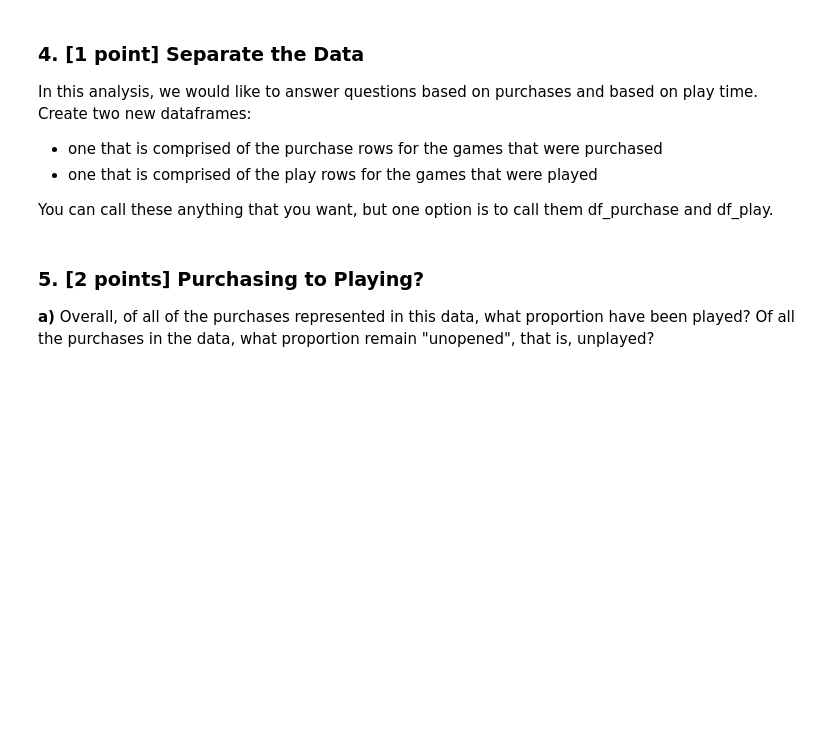
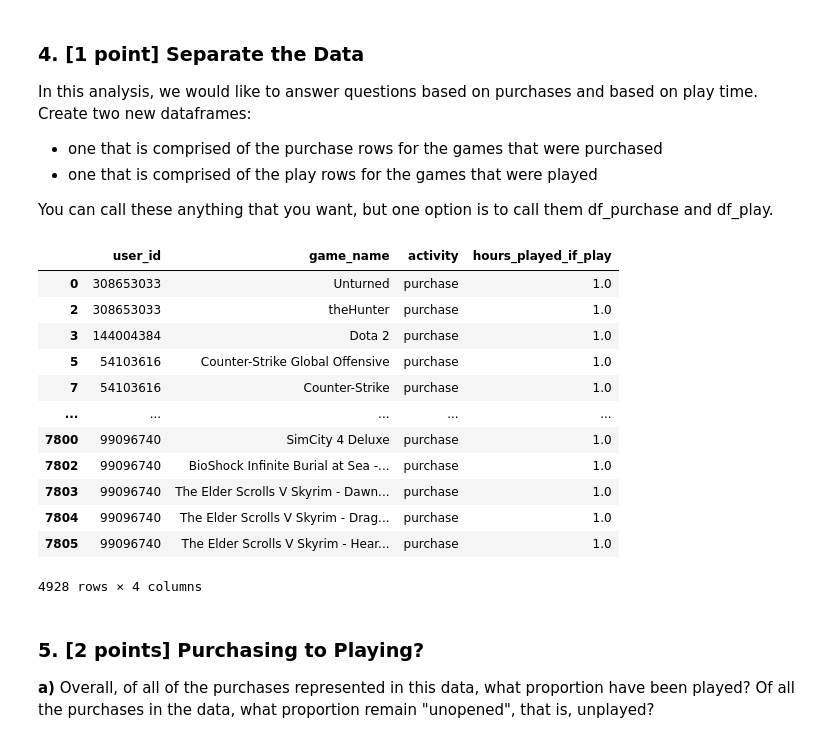
Before and after one commit to MatthewMandhyan/Stat207_clone, a Jupyter notebook: lab_02/lab_02.ipynb, the cells around one changed output. Cells and saved outputs as stored; diff of their text form; code cells hidden in the pictures; blank space fills up the shorter version.

```diff
--- a/lab_02/lab_02.ipynb
+++ b/lab_02/lab_02.ipynb
@@ -91,6 +146,25 @@ In this analysis, we would like to answer questions based on purchases and based
 - one that is comprised of the play rows for the games that were played
 
 You can call these anything that you want, but one option is to call them df_purchase and df_play.
+# %%
+df_purchased = df[df['activity'] == 'purchase']
+df_play = df[df['activity'] == 'play']
+# %%
+df_purchased
+# %% [output]
+|  | user_id | game_name | activity | hours_played_if_play |
+| 0 | 308653033 | Unturned | purchase | 1.0 |
+| 2 | 308653033 | theHunter | purchase | 1.0 |
+| 3 | 144004384 | Dota 2 | purchase | 1.0 |
+| 5 | 54103616 | Counter-Strike Global Offensive | purchase | 1.0 |
+| 7 | 54103616 | Counter-Strike | purchase | 1.0 |
+| ... | ... | ... | ... | ... |
+| 7800 | 99096740 | SimCity 4 Deluxe | purchase | 1.0 |
+| 7802 | 99096740 | BioShock Infinite Burial at Sea -... | purchase | 1.0 |
+| 7803 | 99096740 | The Elder Scrolls V Skyrim - Dawn... | purchase | 1.0 |
+| 7804 | 99096740 | The Elder Scrolls V Skyrim - Drag... | purchase | 1.0 |
+| 7805 | 99096740 | The Elder Scrolls V Skyrim - Hear... | purchase | 1.0 |
+4928 rows × 4 columns
 # %% [markdown]
 ### 5. [2 points] Purchasing to Playing?
 
```
Also changed, not shown: parts of 15 cells of this notebook.
